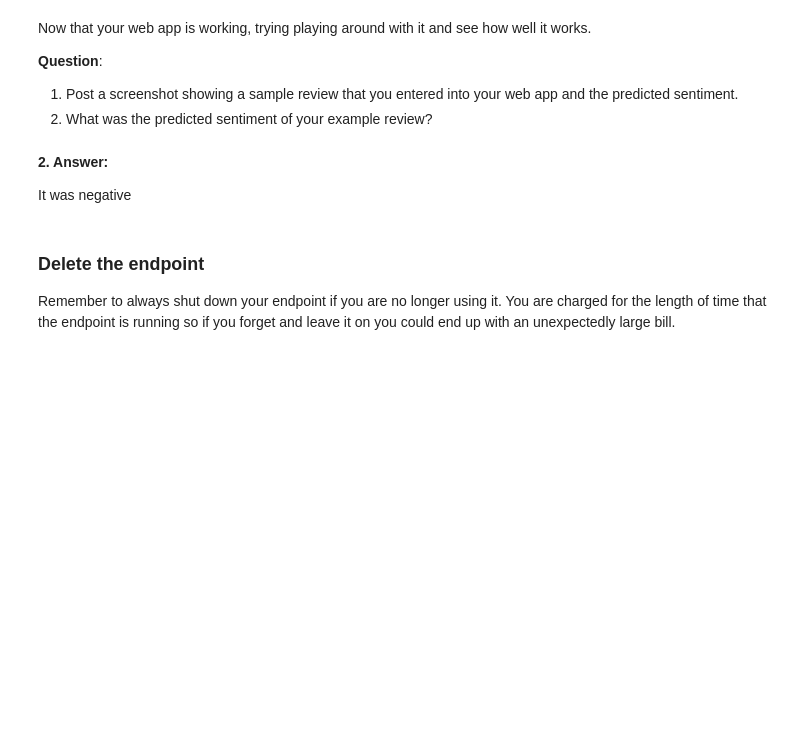
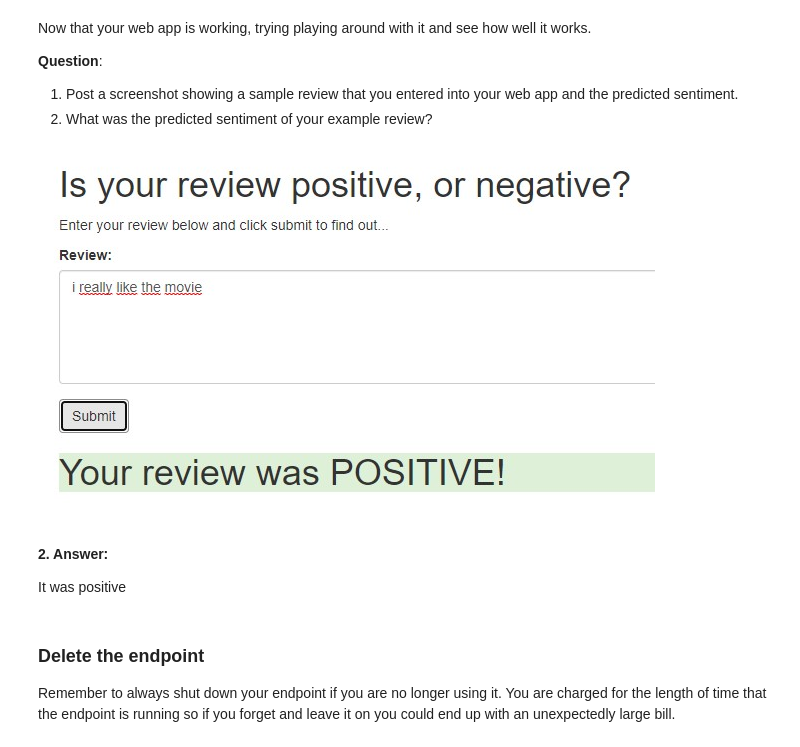
Before and after one commit to carmencampos/Sentiment-Analysis-Model, a Jupyter notebook: SageMaker Project.ipynb, the cells around one changed output. Cells and saved outputs as stored; diff of their text form; code cells hidden in the pictures; blank space fills up the shorter version.

```diff
--- a/SageMaker Project.ipynb
+++ b/SageMaker Project.ipynb
@@ -919,11 +946,13 @@ Now that your web app is working, trying playing around with it and see how well
 # %%
 # 1. Upload screenshot and run this cell to display it
 from IPython.display import Image
-Image(filename='C:\Users\campcarm\Downloads\movie-neg.jpg') # change the screenshot filename
+Image(filename='review_pos.jpg') # change the screenshot filename
+# %% [output]
+[figure, added]
 # %% [markdown]
 **2. Answer:**
 
-It was negative
+It was positive
 # %% [markdown]
 ### Delete the endpoint
 
```
Also changed, not shown: parts of 23 cells of this notebook, 3 other files.
